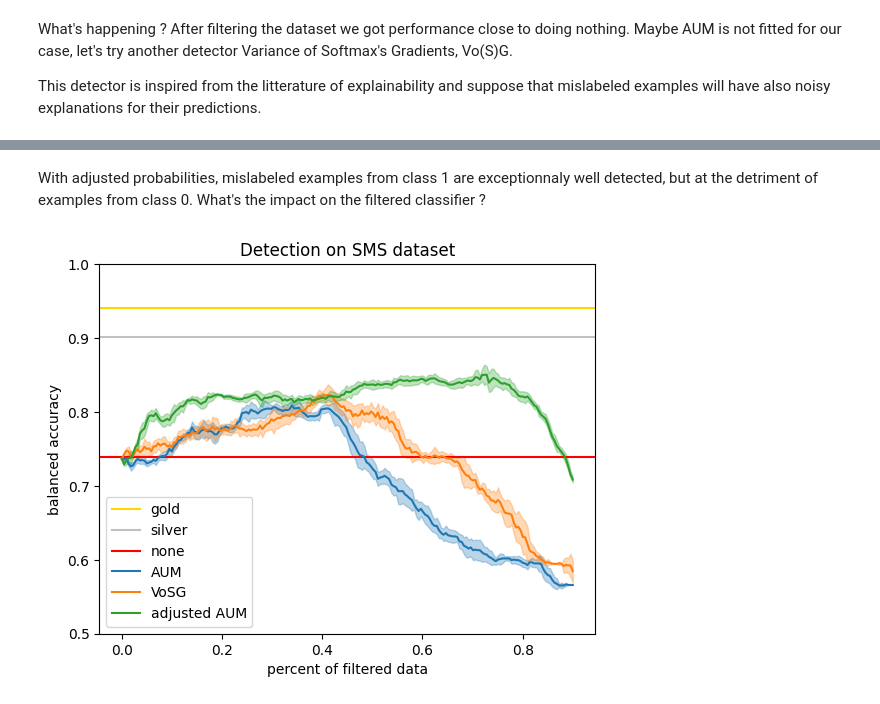
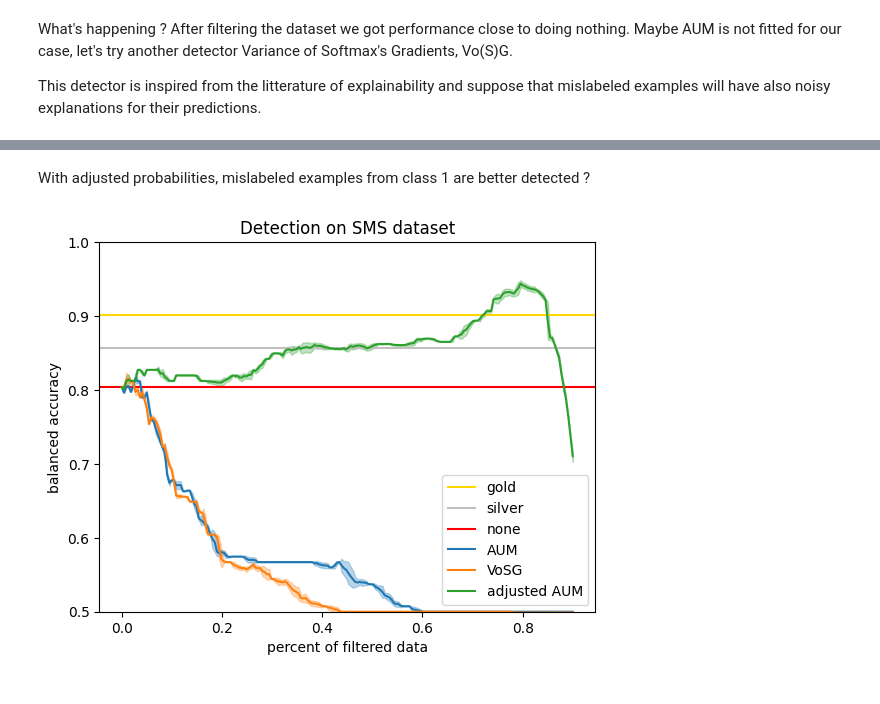
Before and after one commit to Orange-OpenSource/mislabeled, a Jupyter notebook: examples/plot_sms.ipynb, the cells around one changed output, grey strips where cells are left out. Drawn from its saved outputs; the diff is of its cells as text; code cells hidden in the pictures.

```diff
--- a/examples/plot_sms.ipynb
+++ b/examples/plot_sms.ipynb
@@ -95,13 +103,19 @@ from sklearn.linear_model import SGDClassifier
 from sklearn.pipeline import make_pipeline
 from sklearn.model_selection import cross_val_score, PredefinedSplit
 
-classifier = SGDClassifier(loss="log_loss", learning_rate="constant", eta0=0.1, random_state=seed)
+classifier = SGDClassifier(
+    loss="log_loss", learning_rate="constant", eta0=0.1, random_state=seed
+)
 
 X = sp.vstack((X_train, X_validation))
 split = np.concatenate((-np.ones(X_train.shape[0]), np.zeros(X_validation.shape[0])))
-is_noisy = y != y_noisy
+
+X = X[~unlabeled]
+y = y[~unlabeled]
+y_noisy = y_noisy[~unlabeled]
+split = split[~unlabeled]
 
 cross_val_score(
-    classifier, X, is_noisy, cv=PredefinedSplit(split), scoring="balanced_accuracy"
+    classifier, X, y != y_noisy, cv=PredefinedSplit(split), scoring="balanced_accuracy"
 )
 # %% [output]
@@ -160,10 +174,15 @@ for i in range(n_runs):
     for j, split in enumerate(splits):
         classifier.set_params(random_state=seed + i * n_splits + j)
         filtered = aum_trust_scores >= np.quantile(aum_trust_scores, split)
-        with warnings.catch_warnings():
-            warnings.filterwarnings("ignore", category=ConvergenceWarning)
-            classifier.fit(X[filtered], y_noisy[filtered])
-        aum_scores[i, j] = balanced_accuracy_score(y_test, classifier.predict(X_test))
+        try:
+            with warnings.catch_warnings():
+                warnings.filterwarnings("ignore", category=ConvergenceWarning)
+                classifier.fit(X[filtered], y_noisy[filtered])
+                aum_scores[i, j] = balanced_accuracy_score(
+                    y_test, classifier.predict(X_test)
+                )
+        except:
+            aum_scores[i, j] = 0.5
 # %% [markdown]
 Let's compute some baselines:
 * gold : train dataset with ground truth labels
@@ -238,10 +257,15 @@ for i in range(n_runs):
     for j, split in enumerate(splits):
         classifier.set_params(random_state=seed + i * n_splits + j)
         filtered = vosg_trust_scores >= np.quantile(vosg_trust_scores, split)
-        with warnings.catch_warnings():
-            warnings.filterwarnings("ignore", category=ConvergenceWarning)
-            classifier.fit(X[filtered], y_noisy[filtered])
-        vosg_scores[i, j] = balanced_accuracy_score(y_test, classifier.predict(X_test))
+        try:
+            with warnings.catch_warnings():
+                warnings.filterwarnings("ignore", category=ConvergenceWarning)
+                classifier.fit(X[filtered], y_noisy[filtered])
+            vosg_scores[i, j] = balanced_accuracy_score(
+                y_test, classifier.predict(X_test)
+            )
+        except:
+            vosg_scores[i, j] = 0.5
 
 plt.axhline(np.mean(gold), color="gold", label="gold")
 plt.axhline(np.mean(silver), color="silver", label="silver")
@@ -322,9 +352,10 @@ It seems that, even though AUC of both classes for VoSG are low, it effectively
 # %%
 from mislabeled.detect import ModelBasedDetector
 from mislabeled.ensemble import ProgressiveEnsemble
+from mislabeled.aggregate.aggregators import sum
 
 adjusted_aum = ModelBasedDetector(
-    classifier, ProgressiveEnsemble(), "adjusted_soft_margin", "sum"
+    classifier, ProgressiveEnsemble(), "adjusted_soft_margin", sum
 )
 
 with warnings.catch_warnings():
@@ -356,12 +429,12 @@ plt.show()
 # %% [markdown]
-With adjusted probabilities, mislabeled examples from class 1 are exceptionnaly well detected, but at the detriment of examples from class 0. What's the impact on the filtered classifier ?
+With adjusted probabilities, mislabeled examples from class 1 are better detected ?
 # %%
 adjusted_aum_scores = np.empty((n_runs, n_splits))
 
 for i in range(n_runs):
     classifier.set_params(random_state=seed + i)
     adjusted_aum = ModelBasedDetector(
-        classifier, ProgressiveEnsemble(), "adjusted_soft_margin", "sum"
+        classifier, ProgressiveEnsemble(), "adjusted_soft_margin", sum
     )
 
     with warnings.catch_warnings():
@@ -376,31 +449,31 @@ for i in range(n_runs):
             warnings.filterwarnings("ignore", category=ConvergenceWarning)
             classifier.fit(X[filtered], y_noisy[filtered])
         adjusted_aum_scores[i, j] = balanced_accuracy_score(
             y_test, classifier.predict(X_test)
         )
 
 plt.axhline(np.mean(gold), color="gold", label="gold")
 plt.axhline(np.mean(silver), color="silver", label="silver")
 plt.axhline(np.mean(none), color="red", label="none")
 for s, l, c in [
     (aum_scores, "AUM", "blue"),
     (vosg_scores, "VoSG", "orange"),
     (adjusted_aum_scores, "adjusted AUM", "green"),
 ]:
     plt.plot(splits, np.mean(s, axis=0), label=l, color=f"tab:{c}")
     plt.fill_between(
         splits,
         np.mean(s, axis=0) + np.std(s, axis=0),
         np.mean(s, axis=0) - np.std(s, axis=0),
         alpha=0.3,
         color=f"tab:{c}",
     )
 
 plt.xlabel("percent of filtered data")
 plt.ylabel("balanced accuracy")
 plt.title("Detection on SMS dataset")
 plt.legend()
 plt.ylim((0.5, 1.0))
 plt.show()
 # %% [output]
-[figure, old version]
+[figure, new version]
```
Also changed, not shown: parts of 20 cells of this notebook.
